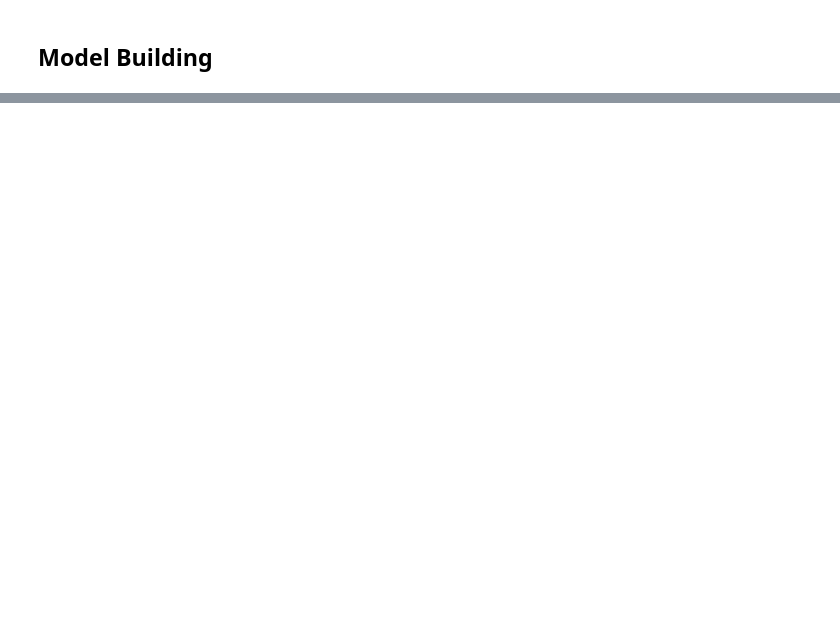
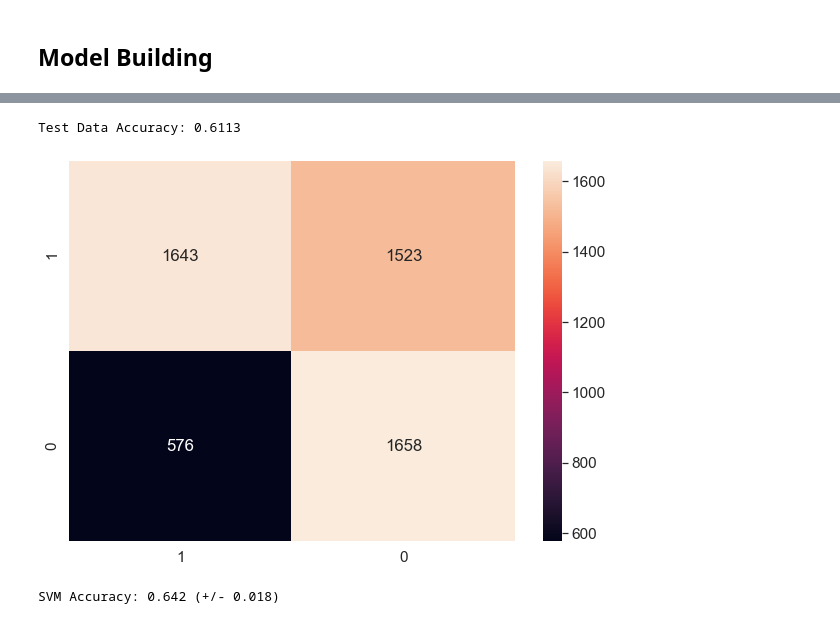
Before and after one commit to VishwasMore/machinelearning-case-studies, a Jupyter notebook: Subscription/minimizing-churn-rate.ipynb, the cells around one changed output, grey strips where cells are left out. Cells and saved outputs as stored; diff of their text form; code cells hidden in the pictures; blank space fills up the shorter version.

```diff
--- a/Subscription/minimizing-churn-rate.ipynb
+++ b/Subscription/minimizing-churn-rate.ipynb
@@ -280,0 +413,3 @@ X_test = X_test2
+# %%
+# Predicting Test Set
+y_pred = classifier.predict(X_test[X_train.columns[rfe.support_]])
@@ -280,0 +426,18 @@ X_test = X_test2
+# %%
+df_cm = pd.DataFrame(cm, index = (1, 0), columns = (1, 0))
+plt.figure(figsize = (10,7))
+sn.set(font_scale=1.4)
+sn.heatmap(df_cm, annot=True, fmt='g')
+print("Test Data Accuracy: %0.4f" % accuracy_score(y_test, y_pred))
+# %% [output]
+Test Data Accuracy: 0.6113
+[figure, added]
+# %%
+# Applying k-Fold Cross Validation
+from sklearn.model_selection import cross_val_score
+accuracies = cross_val_score(estimator = classifier,
+                             X = X_train[X_train.columns[rfe.support_]],
+                             y = y_train, cv = 10)
+print("SVM Accuracy: %0.3f (+/- %0.3f)" % (accuracies.mean(), accuracies.std() * 2))
+# %% [output]
+SVM Accuracy: 0.642 (+/- 0.018)
```
Also changed, not shown: parts of 20 cells of this notebook, 1 other file.
